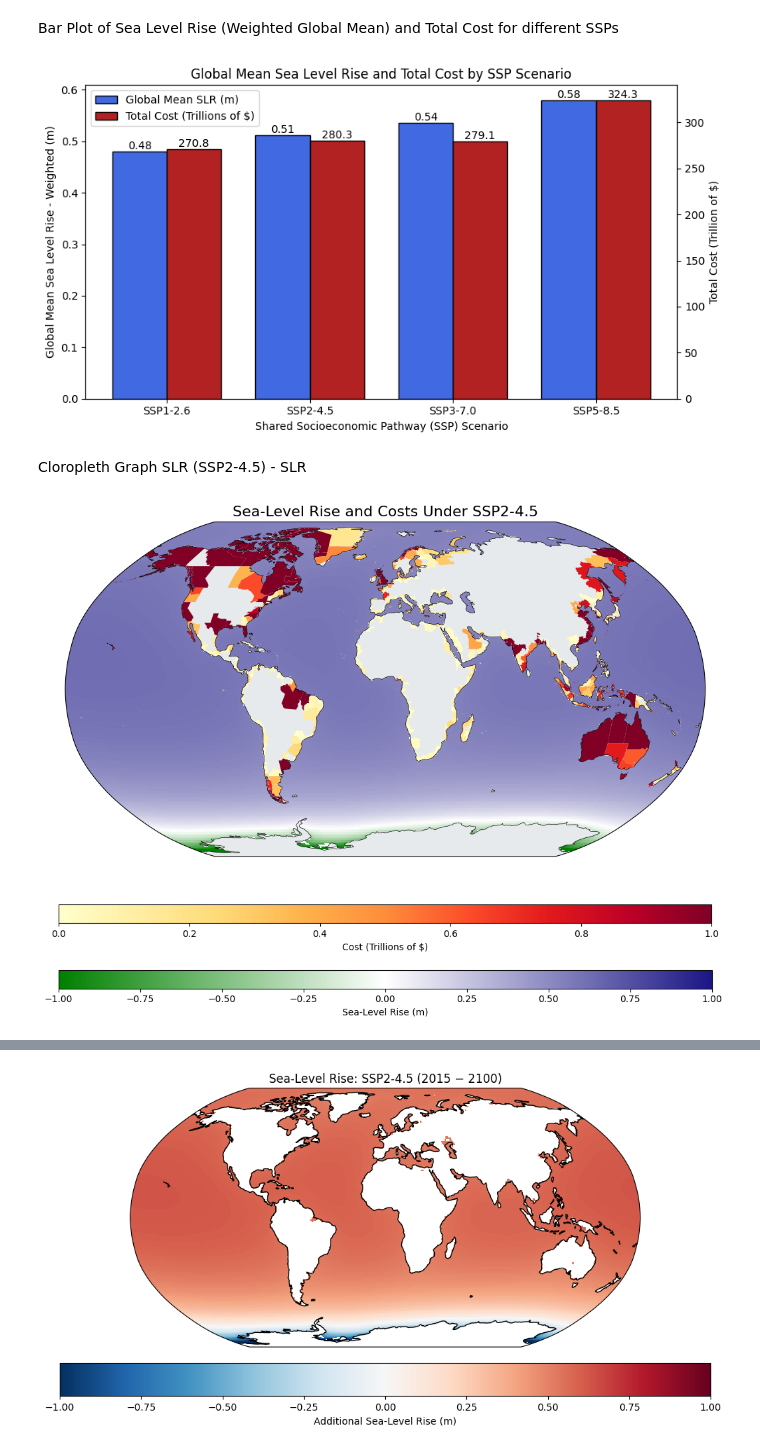
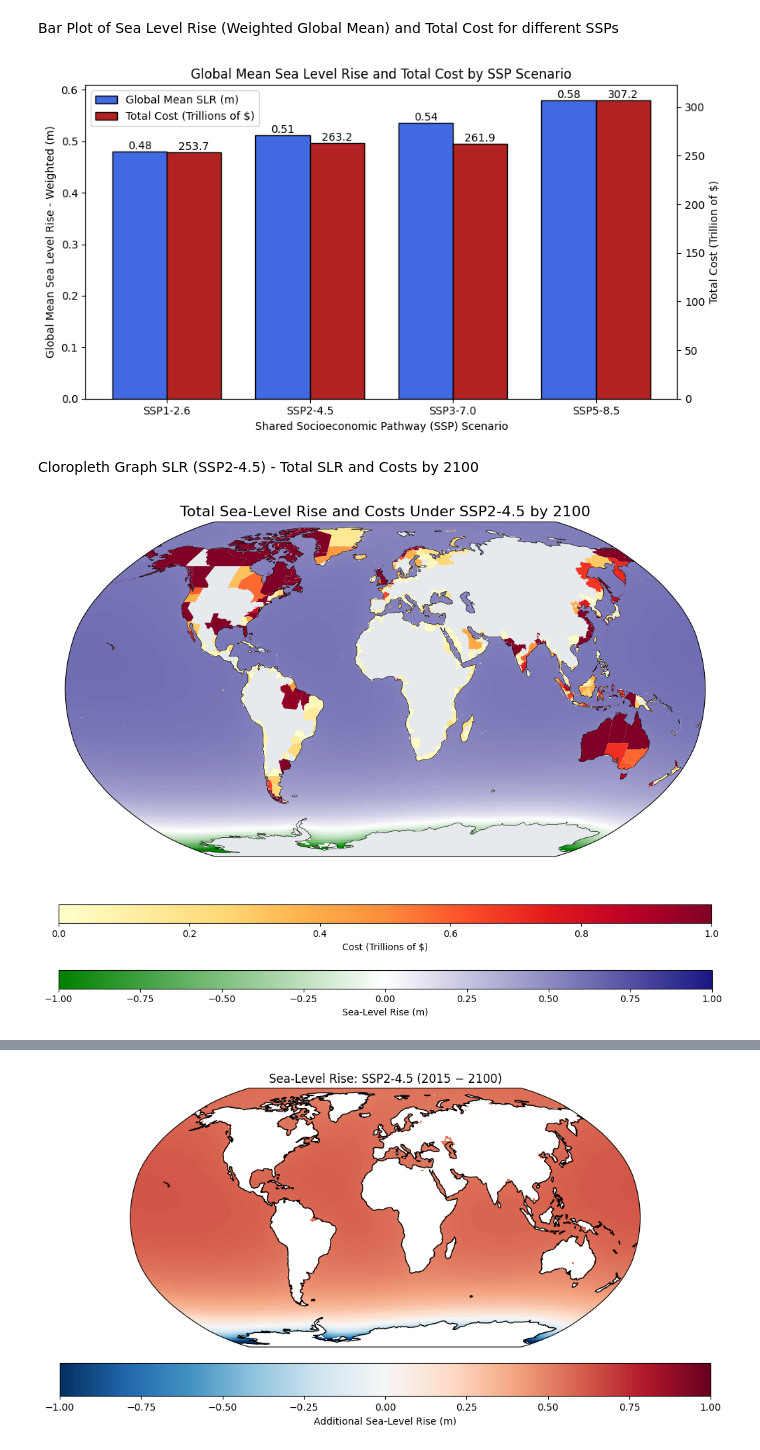
Before and after one commit to Nolancchu/DSC180B-B05-1-Capstone, a Jupyter notebook: visualizations_merged.ipynb, the cells around one changed output, grey strips where cells are left out. Saved outputs shown, nothing was run; the diff lists cells and outputs as text; code cells hidden in the pictures.

Commit message:
Florida SLR & Cost DF and fix cost output error

```diff
--- a/visualizations_merged.ipynb
+++ b/visualizations_merged.ipynb
@@ -17,6 +18,6 @@ Loading Costs Data (pyCIAM Model)
 # %%
 # Load the zarr file as xarray dataset
 zarr_path = Path("./pyCIAM_outputs.zarr")
-ds = xr.open_zarr(zarr_path)
+ds = xr.open_zarr(zarr_path).sel(year=slice(2015, 2100))
 ds
 # %% [output]
@@ -211,11 +212,11 @@ handles1, labels1 = ax1.get_legend_handles_labels()
 handles2, labels2 = ax2.get_legend_handles_labels()
 ax1.legend(handles1 + handles2, labels1 + labels2, loc="upper left")
 
-#Plot
+# Plot
 plt.tight_layout()
 plt.show()
 # %% [output]
-[figure, old version]
+[figure, new version]
 # %% [markdown]
-Cloropleth Graph SLR (SSP2-4.5) - SLR
+Cloropleth Graph SLR (SSP2-4.5) - Total SLR and Costs by 2100
 # %%
@@ -263,49 +264,47 @@ else:
     level1_name = "level1" if "level1" in layers else (layers[1] if len(layers) > 1 else layers[0])
     gdf = gpd.read_file(gadm_path, layer=level1_name)
 # %%
+# SLR Coordinates
 lon, lat = ssp245_ds["lon"].values, ssp245_ds["lat"].values
 longitude, latitude = np.meshgrid(lon, lat)
 
+# Cost under SSP 245 by 2100
 cost_245 = (
     ds.costs.isel(case=1, scenario=1, ssp=1, iam=0, quantile=0)
     .sum(dim=["year", "costtype"])
     .assign_coords(adm1=ds.adm1.values)
 )
-
-diff_series = {
+# Cost values to series
+cost_series = {
     str(ds.adm1.values[i]): float(cost_245.isel(adm1=i).values)
     for i in range(cost_245.sizes["adm1"])
 }
-
+# Convert cost values to df
 diff_df = pd.DataFrame(
-    [{"GID_1": k, "cost_245": v} for k, v in diff_series.items() if np.isfinite(v)]
+    [{"GID_1": k, "cost_245": v} for k, v in cost_series.items() if np.isfinite(v)]
 )
 
-# If you already built gdf, keep using it
-# gdf = ...
+# Merge cost data with gdf
 gdf = gdf.merge(diff_df, on="GID_1", how="left")
 gdf["cost_245"] = gdf["cost_245"].fillna(0)
 gdf["cost_245_plot"] = gdf["cost_245"].clip(lower=0) / 1e12
 gdf["geometry"] = gdf.geometry.simplify(0.03, preserve_topology=True)
 
+# Plotting
 vm = 1
-# positive = gdf["cost_245_plot"][gdf["cost_245_plot"] > 0]
-# vm = float(positive.quantile(0.95)) if len(positive) > 0 else 1.0
-# if vm <= 0:
-#     vm = float(gdf["cost_245_plot"].max()) or 1.0
-
 
 fig = plt.figure(figsize=(14, 8))
 ax = plt.axes(projection=ccrs.Robinson())
 ax.set_global()
 
-# Ocean / SLR layer first
+# Ocean / SLR layer
 slr_cmap = LinearSegmentedColormap.from_list(
     "green_white_blue",
     ["green", "white", "#1c1785"]
 )
 norm = TwoSlopeNorm(vmin=-1, vcenter=0, vmax=1)
 
+# Color
 pcm = ax.pcolormesh(
     longitude,
     latitude,
@@ -316,7 +315,7 @@ pcm = ax.pcolormesh(
     zorder=1
 )
 
-# Draw land background above SLR so land is not colored by the raster
+# Draw land background above SLR
 ax.add_feature(cfeature.LAND, facecolor="#E7EAEC", edgecolor="none", zorder=2)
 
 # Cost layer on top of land
@@ -334,38 +333,38 @@ gdf_nonzero.plot(
     zorder=3
 )
 
-# Coastlines last
+# Coastlines
 ax.coastlines(linewidth=0.5, zorder=4)
 
-ax.set_title("Sea-Level Rise and Costs Under SSP2-4.5", fontsize=16)
+ax.set_title("Total Sea-Level Rise and Costs Under SSP2-4.5 by 2100", fontsize=16)
 
 # SLR colorbar
 cbar1 = plt.colorbar(
     pcm,
     ax=ax,
     orientation="horizontal",
     pad=0.1,
     fraction=0.04,
     aspect=35
 )
 cbar1.set_label("Sea-Level Rise (m)")
 
 # Cost colorbar
 norm2 = mpl.colors.Normalize(vmin=0, vmax=vm)
 sm2 = mpl.cm.ScalarMappable(norm=norm2, cmap="YlOrRd")
 sm2.set_array([])
 
 cbar2 = plt.colorbar(
     sm2,
     ax=ax,
     orientation="horizontal",
     pad=0.12,
     fraction=0.0465,
     aspect=35
 )
 cbar2.set_label("Cost (Trillions of $)")
 
 plt.tight_layout()
 plt.show()
 # %% [output]
-[figure, old version]
+[figure, new version]
```
Also changed, not shown: parts of 9 cells of this notebook.
